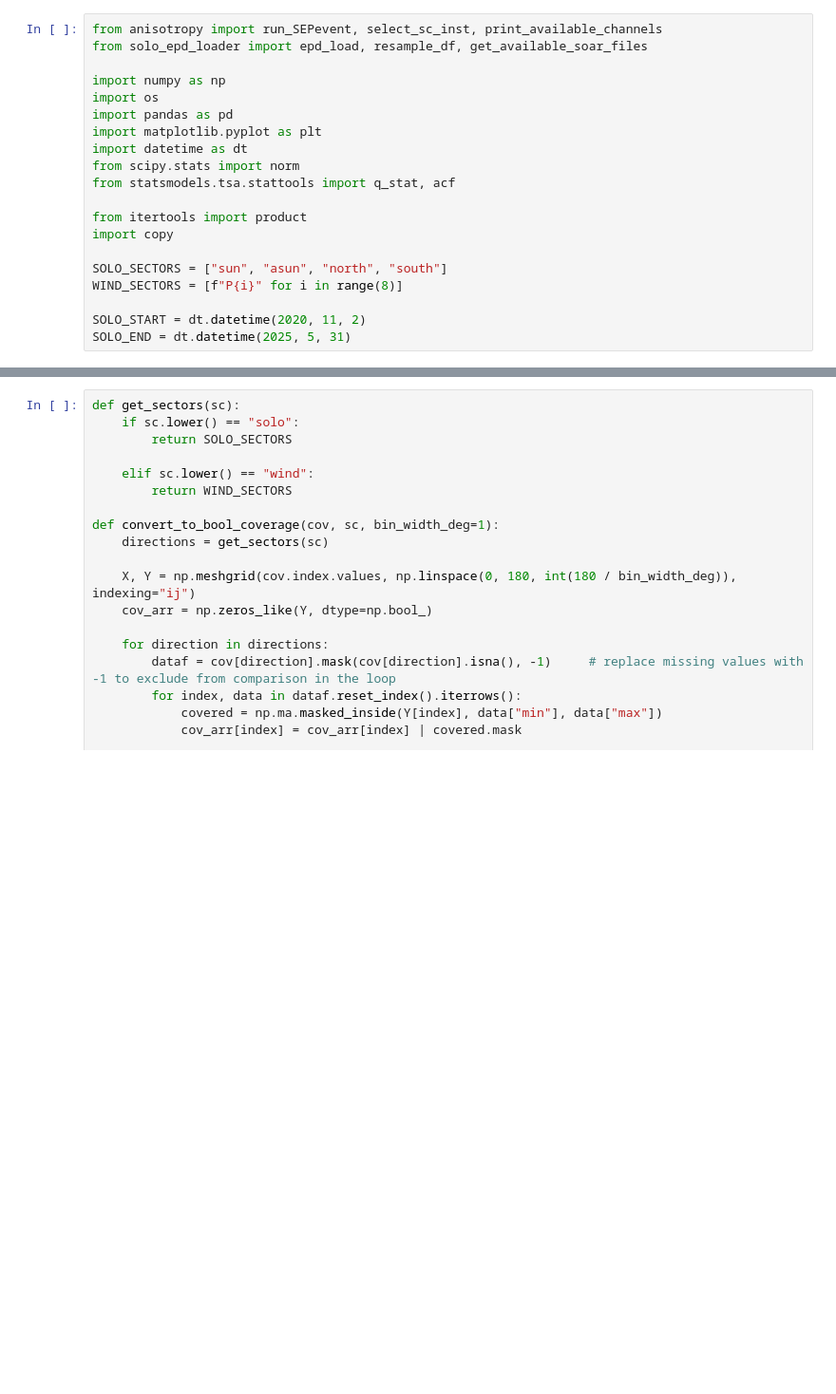
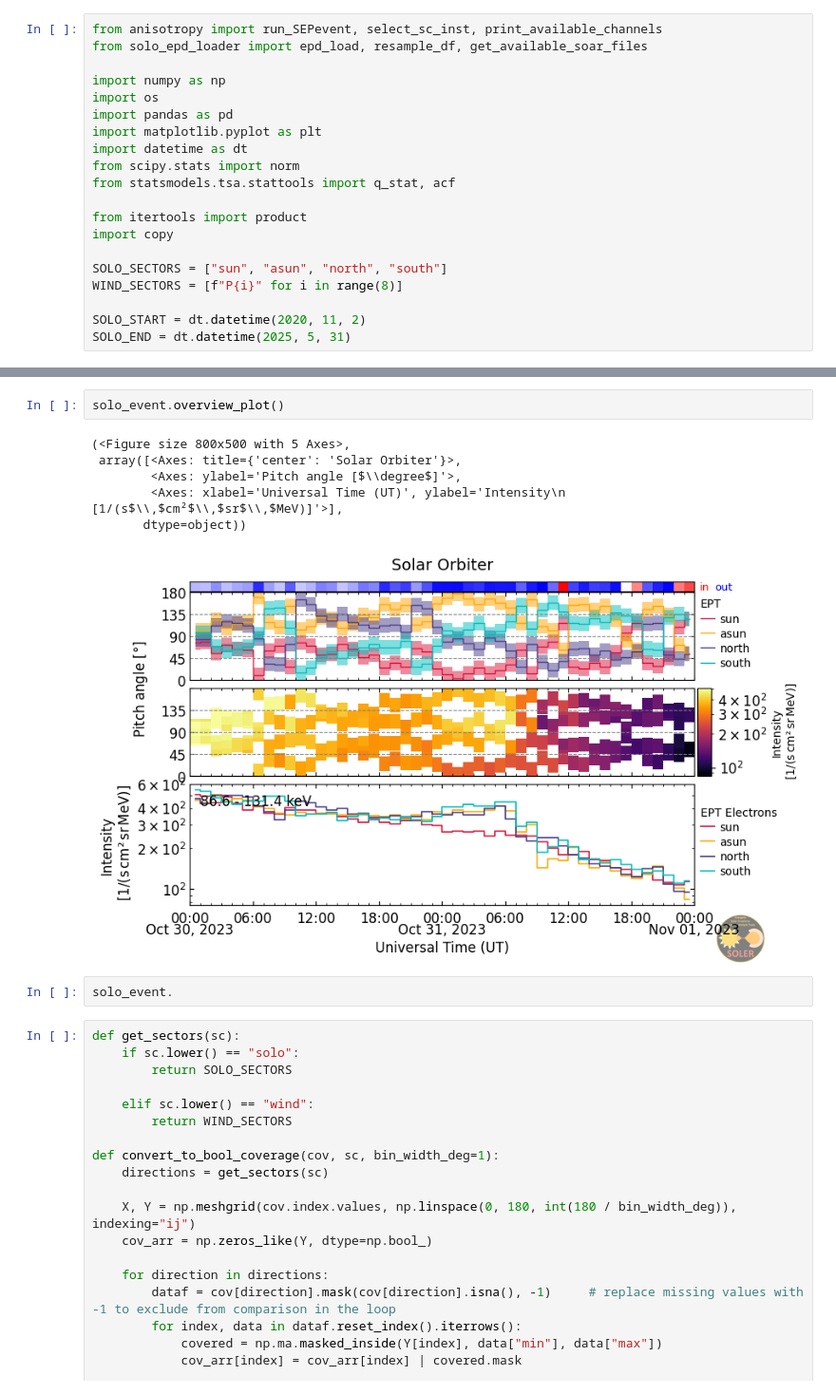
Before and after one commit to ojsant/gradu, a Jupyter notebook: pad_artificial_reduction.ipynb, the cells around one changed output, grey strips where cells are left out. Shown: that part at 95% size. Drawn from its saved outputs; the diff is of its cells as text; blank space fills up the shorter version.

```diff
--- a/pad_artificial_reduction.ipynb
+++ b/pad_artificial_reduction.ipynb
@@ -51,3 +51,14 @@ Instrument: 3DP. Species: e. Channels: 3.
+# %%
+solo_event.overview_plot()
+# %% [output]
+(<Figure size 800x500 with 5 Axes>,
+ array([<Axes: title={'center': 'Solar Orbiter'}>,
+        <Axes: ylabel='Pitch angle [$\\degree$]'>,
+        <Axes: xlabel='Universal Time (UT)', ylabel='Intensity\n [1/(s$\\,$cm²$\\,$sr$\\,$MeV)]'>],
+       dtype=object))
+[figure, added]
+# %%
+solo_event.
 # %%
 def get_sectors(sc):
     if sc.lower() == "solo":
```
Also changed, not shown: parts of 1 cell of this notebook, 14 other files.
